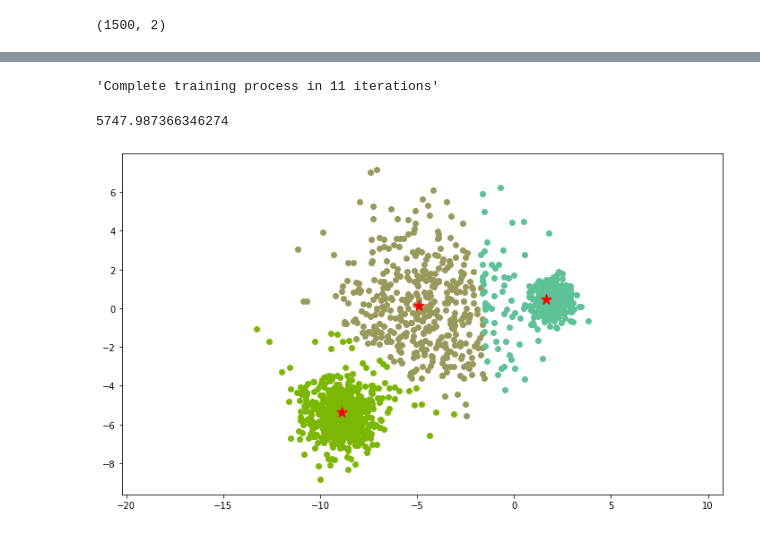
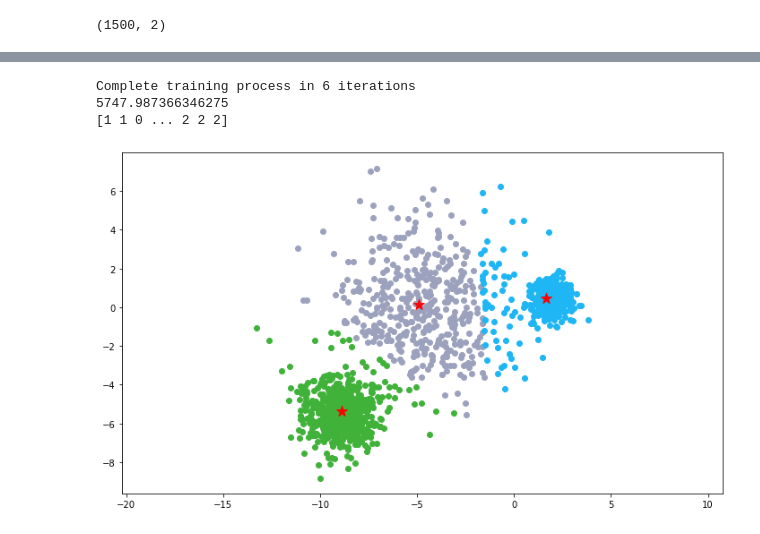
Before and after one commit to hduc-le/Machine-Learning---Coursework, a Jupyter notebook: KMeans Clustering.ipynb, the cells around one changed output, grey strips where cells are left out. Saved outputs shown, nothing was run; the diff lists cells and outputs as text; code cells hidden in the pictures.

```diff
--- a/KMeans Clustering.ipynb
+++ b/KMeans Clustering.ipynb
@@ -42,39 +42,41 @@ class KMeans_clustering:
         '''
             n_clusters: number of clusters
             _centroids: center/ centroid of clusters
-            _inertia: sum of squared distances of samples to their closest cluster center
-            _labels: labels of samples
+            inertia_: sum of squared distances of samples to their closest cluster center
+            labels_: labels of input samples
+            X: input data
         '''
         self.n_clusters = n_clusters
         self._centroids = []
         self.inertia_ = 0
         self.labels_ = []
-
+        self.X = []
     def fit(self, X):
         if type(X) != np.ndarray:
             X = X.to_numpy()
         N, p = X.shape
+        self.X = X
         # random.seed(42)
         k_indices = random.sample(range(0,N),self.n_clusters)
-        self._centroids = X[k_indices] # random K-samples to be centroids
+        self._centroids = self.X[k_indices] # random K-samples to be centroids
         pre_clusters = np.zeros((N,1))
         it = 0
         while True:
             pass
             it+=1
 
-            distances = self._calc_dists(X, self._centroids)
+            distances = self._calc_dists(self.X, self._centroids)
             self.labels_ = self._iden_cluster(distances) # assign new labels
 
             if self._has_convert(pre_labels=pre_clusters, cur_labels=self.labels_):
                 break
 
-            pre_clusters = self.labels_.copy()
-            self._update_centroids(self.labels_)
+            pre_clusters = self.labels_
+            self._update_centroids(self.X, self.labels_)
 
-        self.inertia_ = self._calc_total_WCV(X, self.labels_, self._centroids)
+        self.inertia_ = self._calc_total_WCV(self.X, self.labels_, self._centroids)
 
-        return 'Complete training process in {} iterations'.format(it)
+        print('Complete training process in {} iterations'.format(it))
     def _calc_dists(self, X, centroids):
         '''
             Calculate and choose minimum distances of the samples to the centroids
@@ -117,7 +119,7 @@ class KMeans_clustering:
         '''
         return np.argmin(distances,axis=1)
 
-    def _update_centroids(self, labels):
+    def _update_centroids(self, X, labels):
         '''
             Update the centroids following new labels
         '''
@@ -180,7 +182,7 @@ class KMeans_clustering:
         if type(X_test) != np.ndarray:
             X_test = X_test.to_numpy()
         return self._predict(X_test)
-    def display(self, X, ax):
+    def display(self, X, labels, ax):
         '''
             Visualize outcome
             ----------------
@@ -192,11 +194,11 @@ class KMeans_clustering:
             Return: array-like
                 axis for plotting
         '''
-        if X.shape[1] > 2:
+        if self.X.shape[1] > 2:
             return 'DIMENSION ERROR!!!'
         for k in range(self.n_clusters):
             color = list(np.random.choice(range(256), size=3)/255)
-            ax.scatter(X[self.labels_ == k,:][:,0], X[self.labels_ == k,:][:,1], color=color)
+            ax.scatter(X[labels == k,:][:,0], X[labels == k,:][:,1], color=color)
             ax.scatter(self._centroids[k,0], self._centroids[k,1], c='r', marker='*',s=150)
         ax.axis('equal')
         return ax
@@ -203,14 +232,17 @@ class KMeans_clustering:
 # %%
-model = KMeans_clustering(n_clusters=3)
-model.fit(X)
+# Model
+model1 = KMeans_clustering(n_clusters=3)
+model1.fit(X)
+print(model1.inertia_)
+print(model1.labels_)
 # %% [output]
-'Complete training process in 11 iterations'
+Complete training process in 6 iterations
+5747.987366346275
+[1 1 0 ... 2 2 2]
-# %%
-print(model.inertia_)
-# %% [output]
-5747.987366346274
 # %%
+# Plot outcome
 fig, ax = plt.subplots(1,1,figsize=(12,7))
-ax = model.display(X, ax)
+model1.display(X,model1.labels_,ax)
+plt.show()
 # %% [output]
-[figure, old version]
+[figure, new version]
```
Also changed, not shown: parts of 9 cells of this notebook.
